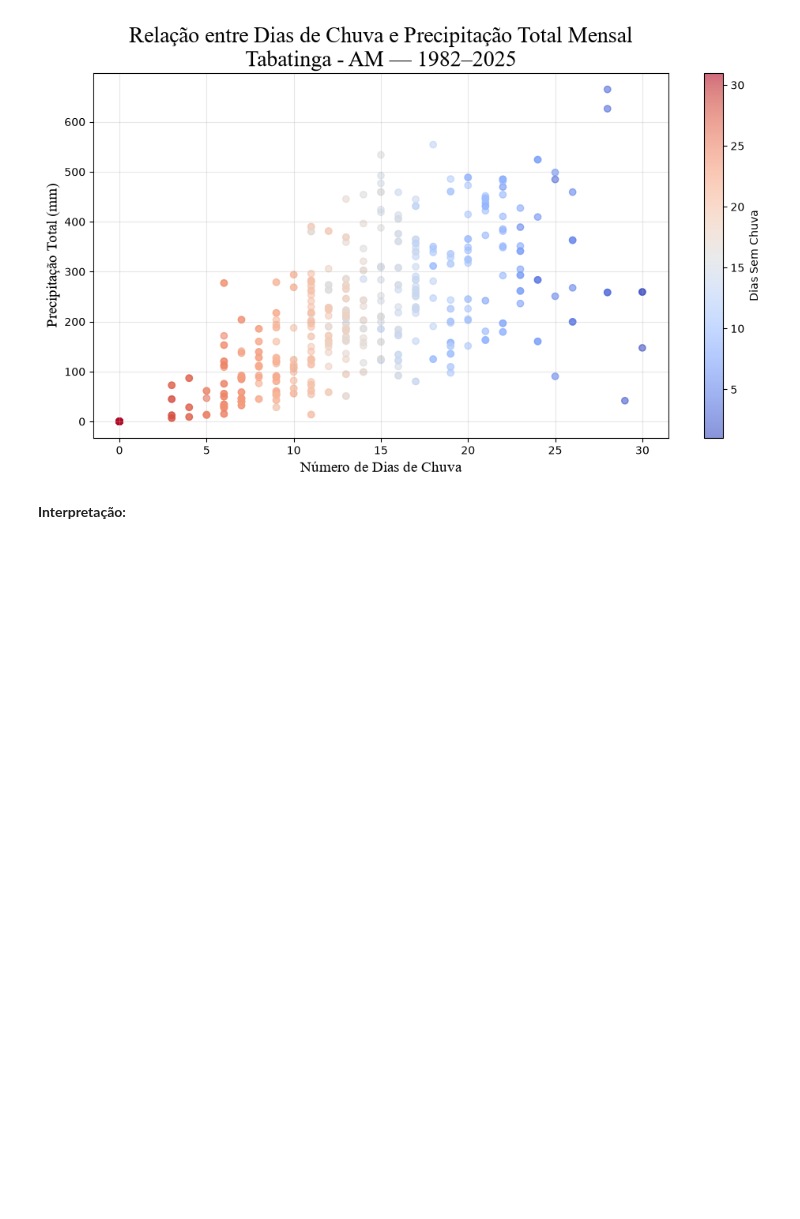
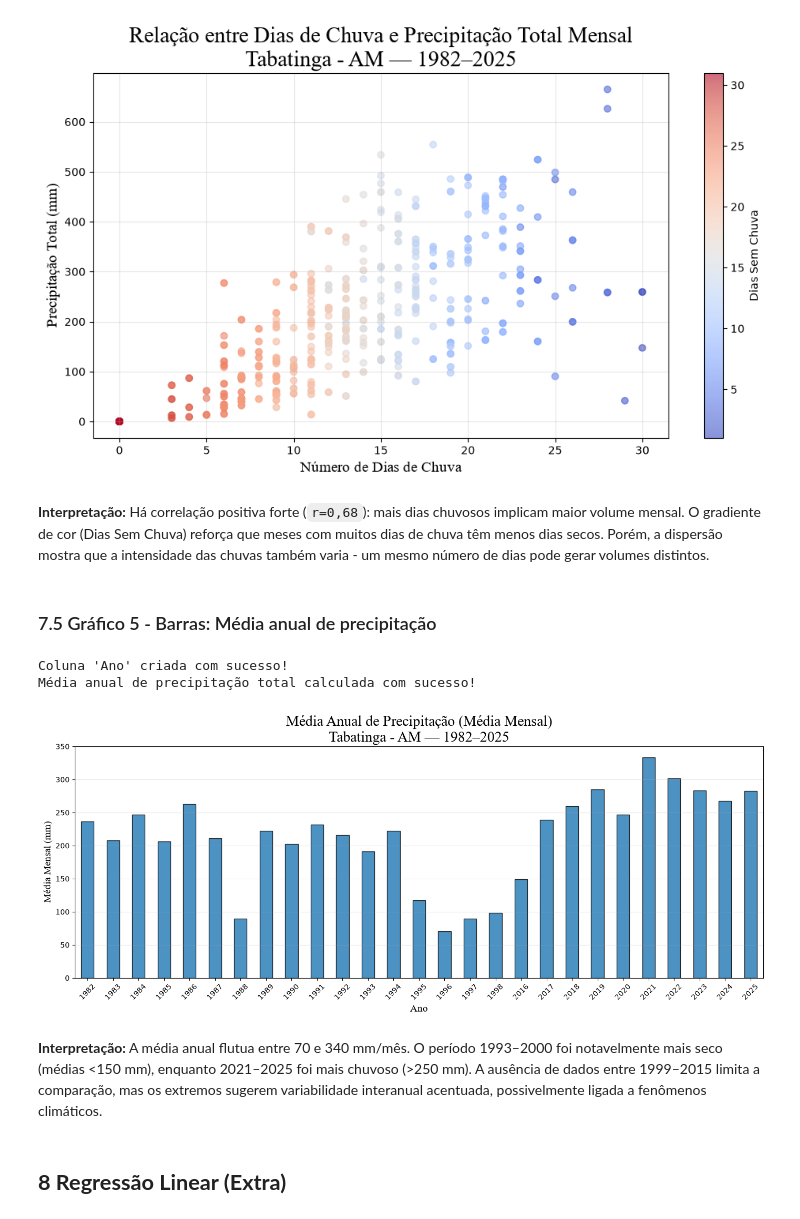
Before and after one commit to jonestiago/rainfall-timeseries-analysis, a Jupyter notebook: notebook/a_analise_exploratoria.ipynb, the cells around one changed output. Drawn from its saved outputs; the diff is of its cells as text; code cells hidden in the pictures; blank space fills up the shorter version.

```diff
--- a/notebook/a_analise_exploratoria.ipynb
+++ b/notebook/a_analise_exploratoria.ipynb
@@ -909,4 +909,45 @@ plt.show()
 # %% [output]
 [figure]
 # %% [markdown]
-**Interpretação:**
+**Interpretação:** Há correlação positiva forte (`r=0,68`): mais dias chuvosos implicam maior volume mensal. O gradiente de cor (Dias Sem Chuva) reforça que meses com muitos dias de chuva têm menos dias secos. Porém, a dispersão mostra que a intensidade das chuvas também varia - um mesmo número de dias pode gerar volumes distintos.
+# %% [markdown]
+### 7.5 Gráfico 5 - Barras: Média anual de precipitação
+# %%
+# Criar a coluna 'Ano'
+df_ajustado['Ano'] = df_ajustado['Data'].dt.year
+
+# Calcular a média anual
+media_anual = df_ajustado.groupby('Ano')['Total'].mean()
+
+# Imprimir informações
+print("Coluna 'Ano' criada com sucesso!")
+print("Média anual de precipitação total calculada com sucesso!")
+#print("Média Anual de Precipitação Total (mm):")
+#print(media_anual)
+# %% [output]
+Coluna 'Ano' criada com sucesso!
+Média anual de precipitação total calculada com sucesso!
+# %%
+# Gráfico 5 - Barras: Média Anual de Precipitação Total
+# Configurações de Layout (Dimensionamento)
+plt.figure(figsize=(14,6))
+
+# Plotagem
+media_anual.plot(kind='bar', edgecolor='black', alpha=0.8)
+
+# Configurações de Layout e Estilo
+plt.title('Média Anual de Precipitação (Média Mensal)\nTabatinga - AM — 1982–2025', fontfamily='Times New Roman', fontsize=20)
+plt.xlabel('Ano', fontfamily='Times New Roman', fontsize=14)
+plt.ylabel('Média Mensal (mm)', fontfamily='Times New Roman', fontsize=14)
+plt.xticks(rotation=45)
+plt.grid(axis='y', alpha=0.3)
+plt.tight_layout()
+
+# Visualização do gráfico
+plt.show()
+# %% [output]
+[figure, added]
+# %% [markdown]
+**Interpretação:** A média anual flutua entre 70 e 340 mm/mês. O período 1993–2000 foi notavelmente mais seco (médias <150 mm), enquanto 2021–2025 foi mais chuvoso (>250 mm). A ausência de dados entre 1999–2015 limita a comparação, mas os extremos sugerem variabilidade interanual acentuada, possivelmente ligada a fenômenos climáticos.
+# %% [markdown]
+## **8 Regressão Linear (Extra)**
```
Also changed, not shown: parts of 5 cells of this notebook.
